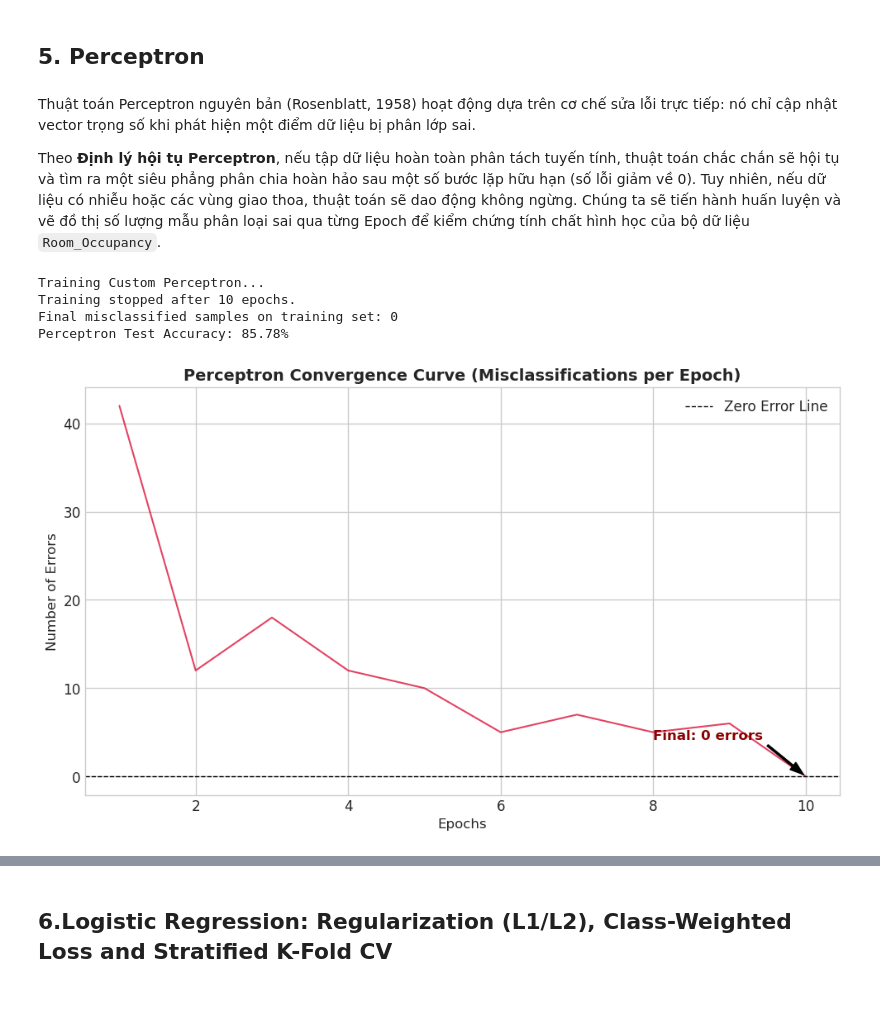
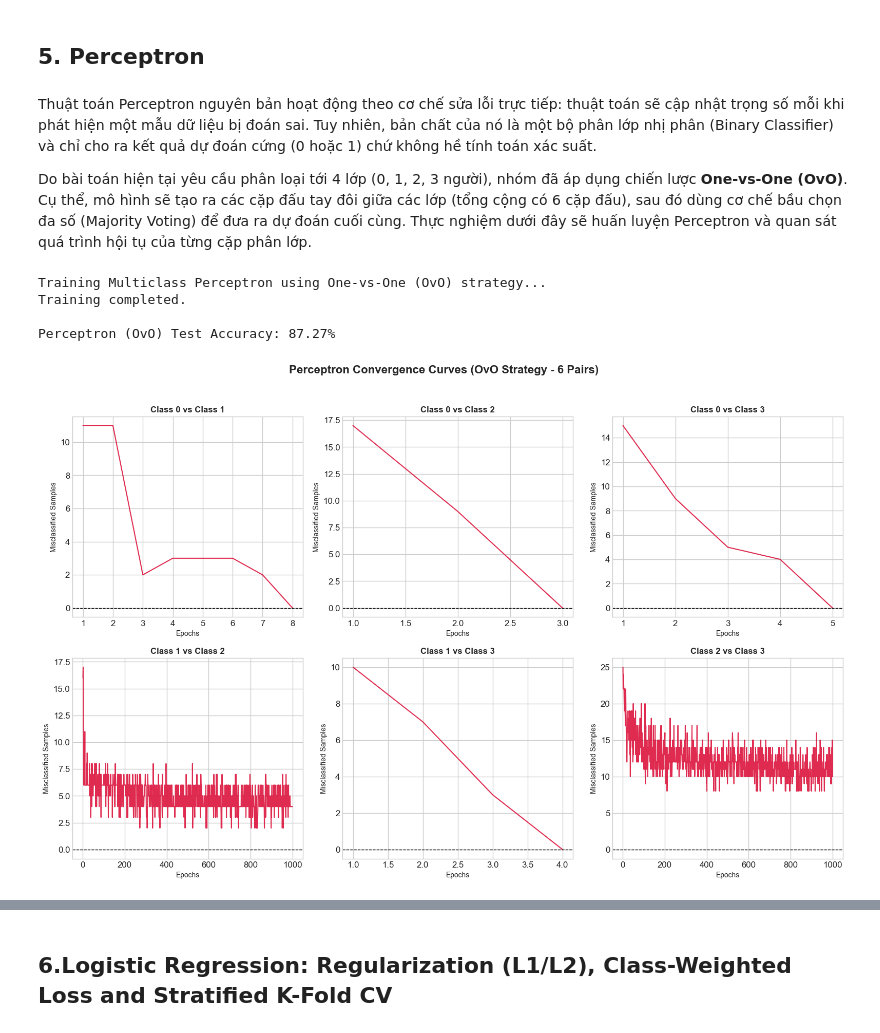
Before and after one commit to ThanhChuong12/Supervised-Learning-Regression-Classification, a Jupyter notebook: code/Part2_Classification/02_modeling.ipynb, the cells around one changed output, grey strips where cells are left out. Cells and saved outputs as stored; diff of their text form; code cells hidden in the pictures; blank space fills up the shorter version.

Commit message:
edit modeling pt2

```diff
--- a/code/Part2_Classification/02_modeling.ipynb
+++ b/code/Part2_Classification/02_modeling.ipynb
@@ -333,55 +333,55 @@ Khác với các kịch bản phân chia tuyến tính hoàn hảo lý tưởng,
 # %% [markdown]
 ## **5. Perceptron**
 # %% [markdown]
-Thuật toán Perceptron nguyên bản (Rosenblatt, 1958) hoạt động dựa trên cơ chế sửa lỗi trực tiếp: nó chỉ cập nhật vector trọng số khi phát hiện một điểm dữ liệu bị phân lớp sai.
+Thuật toán Perceptron nguyên bản hoạt động theo cơ chế sửa lỗi trực tiếp: thuật toán sẽ cập nhật trọng số mỗi khi phát hiện một mẫu dữ liệu bị đoán sai. Tuy nhiên, bản chất của nó là một bộ phân lớp nhị phân (Binary Classifier) và chỉ cho ra kết quả dự đoán cứng (0 hoặc 1) chứ không hề tính toán xác suất.
 
-Theo **Định lý hội tụ Perceptron**, nếu tập dữ liệu hoàn toàn phân tách tuyến tính, thuật toán chắc chắn sẽ hội tụ và tìm ra một siêu phẳng phân chia hoàn hảo sau một số bước lặp hữu hạn (số lỗi giảm về 0). Tuy nhiên, nếu dữ liệu có nhiễu hoặc các vùng giao thoa, thuật toán sẽ dao động không ngừng. Chúng ta sẽ tiến hành huấn luyện và vẽ đồ thị số lượng mẫu phân loại sai qua từng Epoch để kiểm chứng tính chất hình học của bộ dữ liệu `Room_Occupancy`.
+Do bài toán hiện tại yêu cầu phân loại tới 4 lớp (0, 1, 2, 3 người), nhóm đã áp dụng chiến lược **One-vs-One (OvO)**. Cụ thể, mô hình sẽ tạo ra các cặp đấu tay đôi giữa các lớp (tổng cộng có 6 cặp đấu), sau đó dùng cơ chế bầu chọn đa số (Majority Voting) để đưa ra dự đoán cuối cùng. Thực nghiệm dưới đây sẽ huấn luyện Perceptron và quan sát quá trình hội tụ của từng cặp phân lớp.
 # %%
-# Initialize and train the Custom Perceptron
-# Note: Ensure your Perceptron implementation in utils.py saves the error count per epoch
+# Define hyperparameters explicitly
 learning_rate = 0.01
 max_epochs = 1000
 
-print("Training Custom Perceptron...")
-perceptron_model = Perceptron(learning_rate=learning_rate, max_iter=max_epochs)
-perceptron_model.fit(X_train_scaled, y_train)
+print("Training Multiclass Perceptron using One-vs-One (OvO) strategy...")
 
-# Retrieve the history of misclassifications from the model (adjust attribute name if needed)
-# Assuming it's stored in perceptron_model.errors_history
-errors = perceptron_model.errors_history
-epochs_run = len(errors)
+# Initialize the OneVsOne wrapper with the custom Perceptron model
+# Perceptron is a hard classifier (no predict_proba), so OvO is required
+perceptron_ovo = OneVsOneClassifier(
+    estimator_cls=Perceptron,
+    learning_rate=learning_rate,
+    max_iter=max_epochs
+)
 
-print(f"Training stopped after {epochs_run} epochs.")
-print(f"Final misclassified samples on training set: {errors[-1]}")
+# Train the model on the training set
+perceptron_ovo.fit(X_train_scaled, y_train)
+print("Training completed.\n")
 
 # Evaluate basic accuracy on the test set
-y_pred_test_perc = perceptron_model.predict(X_test_scaled)
+y_pred_test_perc = perceptron_ovo.predict(X_test_scaled)
 test_acc_perc = accuracy_score(y_test, y_pred_test_perc)
-print(f"Perceptron Test Accuracy: {test_acc_perc * 100:.2f}%\n")
+print(f"Perceptron (OvO) Test Accuracy: {test_acc_perc * 100:.2f}%\n")
 
-# Plot the Convergence Curve
-plt.figure(figsize=(10, 6))
-plt.plot(range(1, epochs_run + 1), errors, color='crimson', linewidth=1.5, alpha=0.8)
+# Plot the convergence curve for each binary classifier using subplots
+fig, axes = plt.subplots(2, 3, figsize=(16, 10))
+axes = axes.flatten()
 
-plt.title('Perceptron Convergence Curve (Misclassifications per Epoch)', fontsize=14, fontweight='bold')
-plt.xlabel('Epochs', fontsize=12)
-plt.ylabel('Number of Errors', fontsize=12)
-plt.axhline(y=0, color='black', linestyle='--', linewidth=1, label='Zero Error Line')
+# Loop through each model to plot their specific error history on a separate subplot
+for idx, estimator in enumerate(perceptron_ovo.estimators_):
+    errors = estimator.errors_history
+    c1, c2 = perceptron_ovo.class_pairs_[idx]
 
-# Add annotation for the final state
-plt.annotate(f'Final: {errors[-1]} errors',
-             xy=(epochs_run, errors[-1]),
-             xytext=(epochs_run * 0.8, errors[-1] + (max(errors) * 0.1)),
-             arrowprops=dict(facecolor='black', shrink=0.05, width=1.5, headwidth=8),
-             fontsize=12, fontweight='bold', color='darkred')
+    axes[idx].plot(range(1, len(errors) + 1), errors, color='crimson', linewidth=1.5, alpha=0.9)
+    axes[idx].set_title(f'Class {c1} vs Class {c2}', fontsize=12, fontweight='bold')
+    axes[idx].set_xlabel('Epochs', fontsize=10)
+    axes[idx].set_ylabel('Misclassified Samples', fontsize=10)
+    axes[idx].axhline(y=0, color='black', linestyle='--', linewidth=1)
 
-plt.legend()
+plt.suptitle('Perceptron Convergence Curves (OvO Strategy - 6 Pairs)', fontsize=16, fontweight='bold', y=1.02)
 plt.tight_layout()
 plt.show()
 # %% [output]
-Training Custom Perceptron...
-Training stopped after 10 epochs.
-Final misclassified samples on training set: 0
-Perceptron Test Accuracy: 85.78%
+Training Multiclass Perceptron using One-vs-One (OvO) strategy...
+Training completed.
+
+Perceptron (OvO) Test Accuracy: 87.27%
-[figure, old version]
+[figure, new version]
 # %% [markdown]
```
Also changed, not shown: parts of 6 cells of this notebook.
